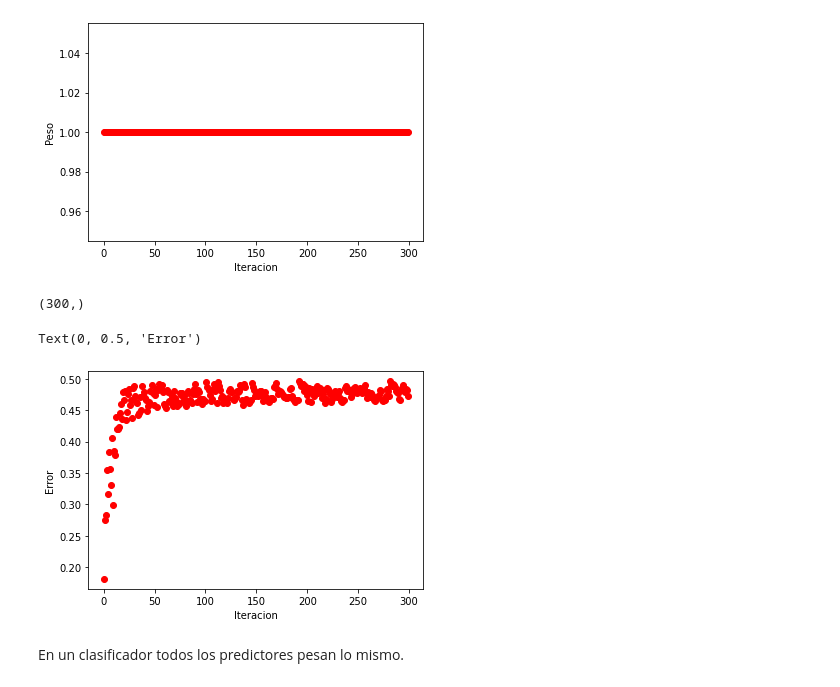
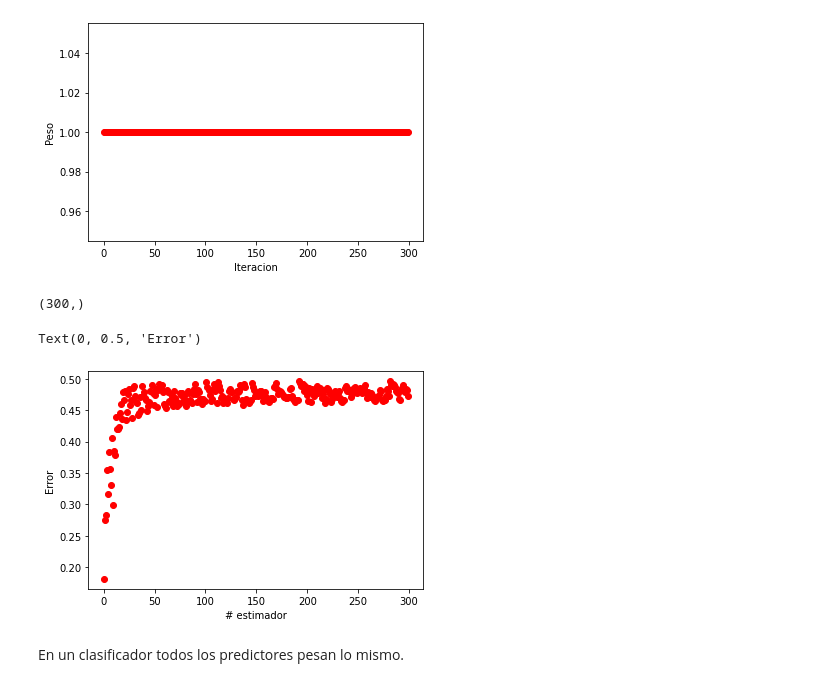
Before and after one commit to JavierGold/ML_UNSAM-2-2020, a Jupyter notebook: 12p_Boosting_Stacking.ipynb, the cells around one changed output. Saved outputs shown, nothing was run; the diff lists cells and outputs as text; code cells hidden in the pictures.

```diff
--- a/12p_Boosting_Stacking.ipynb
+++ b/12p_Boosting_Stacking.ipynb
@@ -75,0 +80,4 @@ def plot_decision_boundary(clf, X, y, axes=[-1.5, 2.45, -1, 1.5], alpha=0.5, con
+# %%
+svc = SVC(kernel='linear')
+svc.fit(X_train,y_train,sample_weight=np.where(X_train[:,1]>1.0,100.0,1.0))
+plot_decision_boundary(svc, X, y)
@@ -103,12 +122,12 @@ Text(0, 0.5, 'Peso')
 # %%
 print(ada_clf.estimator_errors_.shape)
 plt.plot(ada_clf.estimator_errors_,'ro')
-plt.xlabel('Iteracion')
+plt.xlabel('# estimador')
 plt.ylabel('Error')
 # %% [output]
 (300,)
 Text(0, 0.5, 'Error')
-[figure, old version]
+[figure, new version]
 # %% [markdown]
 En un clasificador todos los predictores pesan lo mismo.
 # %% [markdown]
```
Also changed, not shown: parts of 24 cells of this notebook.
